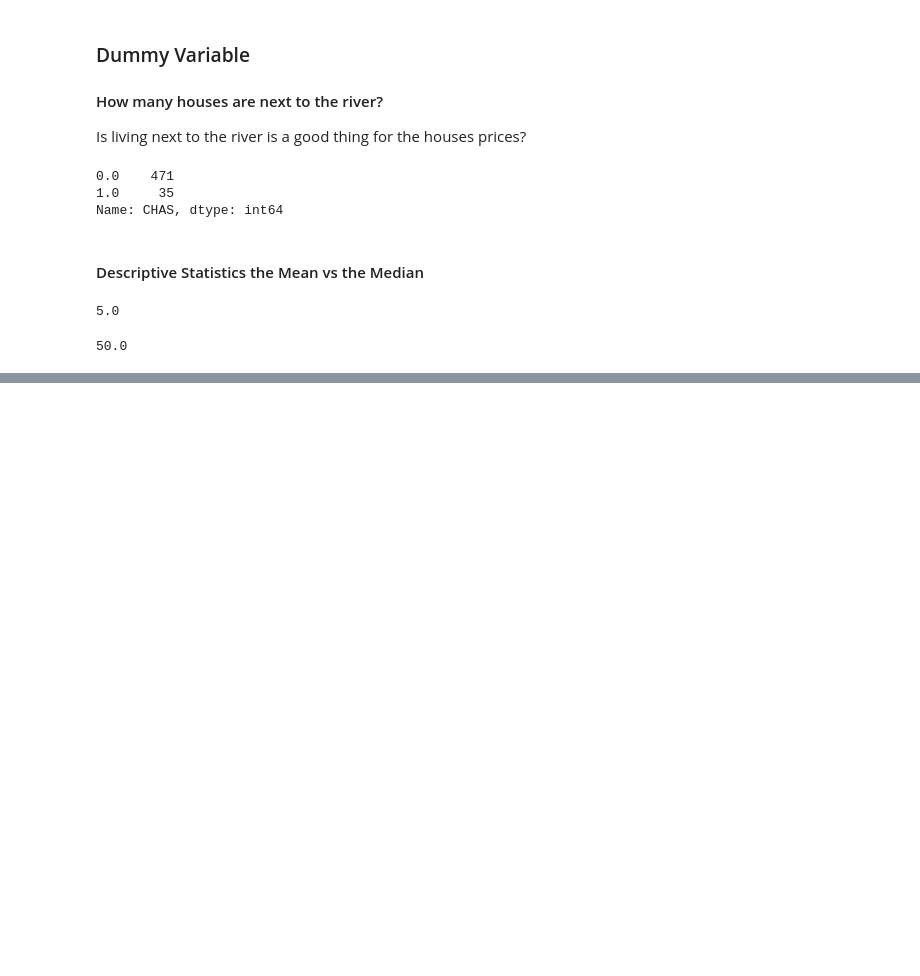
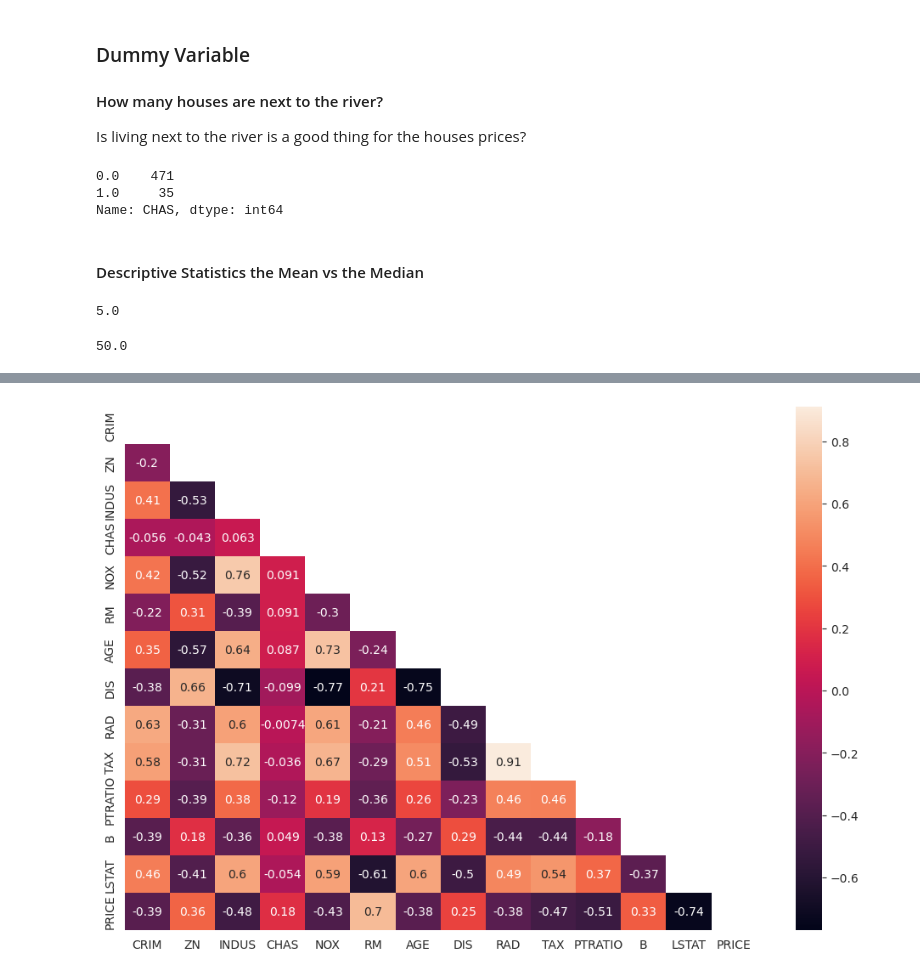
Before and after one commit to sydibyd/Python, a Jupyter notebook: Data Exploration - Boston house open_data.ipynb, the cells around one changed output, grey strips where cells are left out. Saved outputs shown, nothing was run; the diff lists cells and outputs as text; code cells hidden in the pictures; blank space fills up the shorter version.

```diff
--- a/Data Exploration - Boston house open_data.ipynb
+++ b/Data Exploration - Boston house open_data.ipynb
@@ -456,0 +459,5 @@ data.corr()
+# %%
+filter_mask = np.zeros_like(data.corr())
+tringl_layer = np.triu_indices_from(filter_mask)
+filter_mask[tringl_layer] = True
+filter_mask
@@ -456,0 +487,7 @@ data.corr()
+# %%
+plt.figure(figsize=(12,8))
+sns.heatmap(data.corr(), mask = filter_mask, annot = True)
+sns.set_style('dark')
+plt.show()
+# %% [output]
+[figure, added]
```
Also changed, not shown: parts of 23 cells of this notebook.
